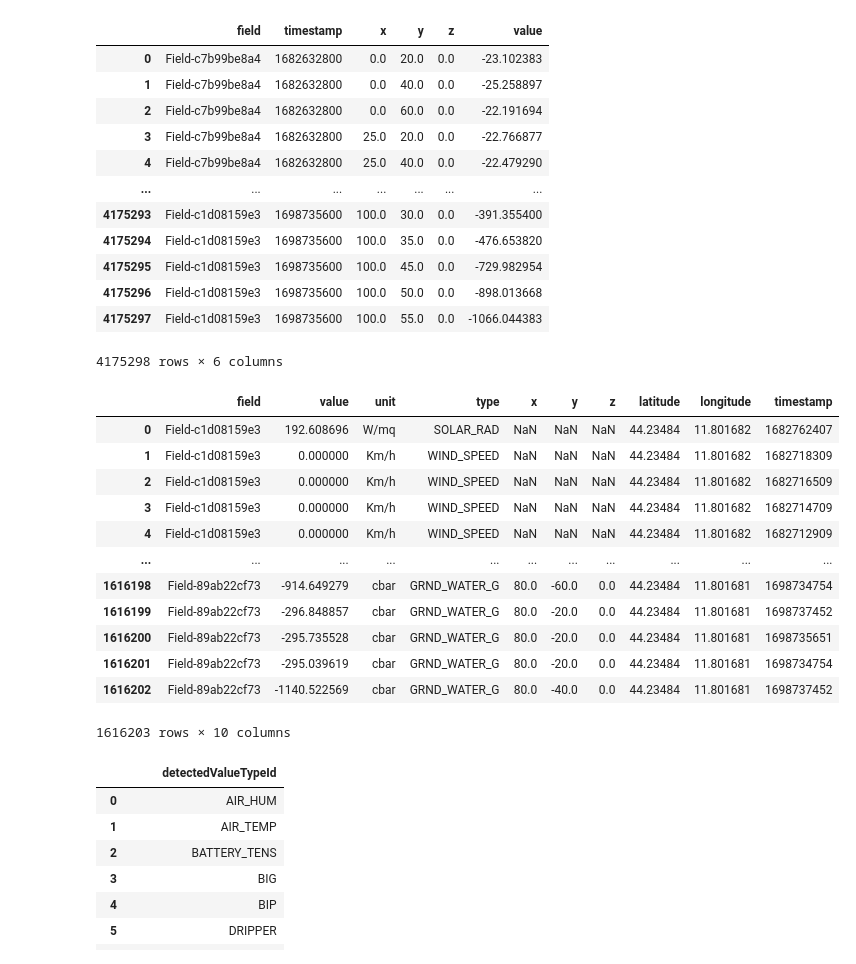
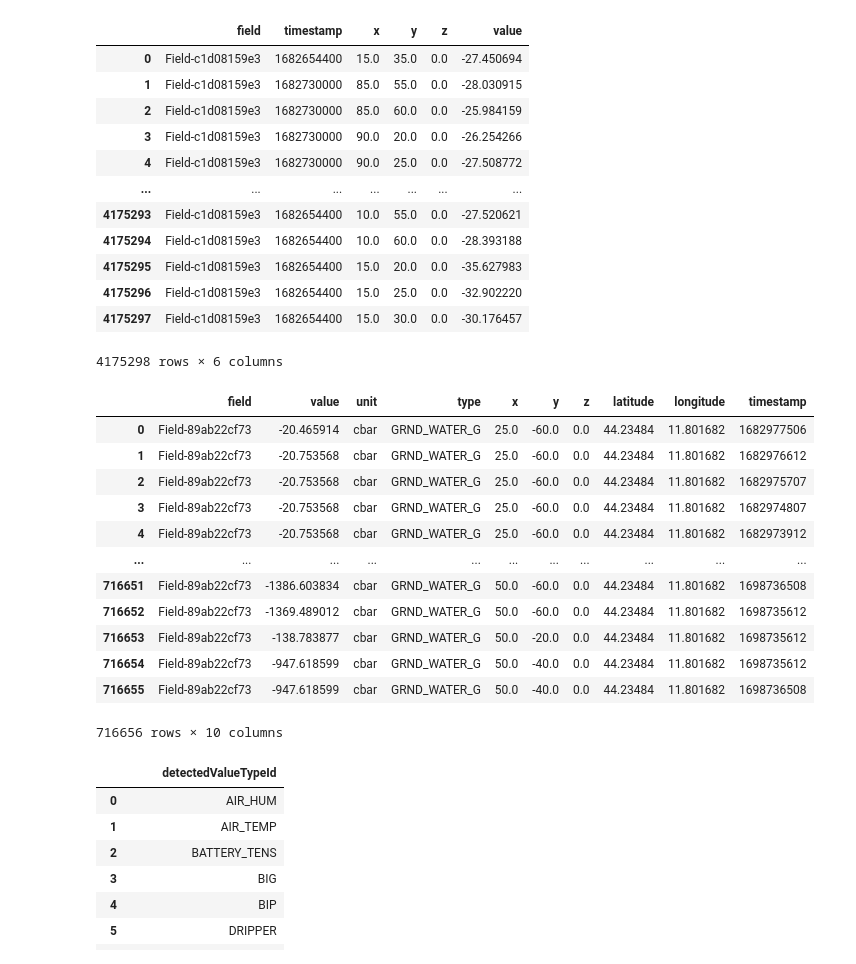
Before and after one commit to w4bo/dataset-watering, a Jupyter notebook: datasets/2_extract_watering_real.ipynb, the cells around one changed output. Saved outputs shown, nothing was run; the diff lists cells and outputs as text; code cells hidden in the pictures.

Commit message:
reducing the data

```diff
--- a/datasets/2_extract_watering_real.ipynb
+++ b/datasets/2_extract_watering_real.ipynb
@@ -17,47 +17,53 @@ Engine(postgresql+psycopg2://root:***@137.204.74.36:5432/db)
 # %%
-sql_query = f"""
+sql_query = """
 select ('Field-' || right(md5("refStructureName" || "companyName" || "fieldName" || "plantRow"), 10)) as field, timestamp, xx as x, yy as y, zz as z, value
 from data_interpolated
+where "fieldName" = 'Fondo Errano_T1 Basso_2023' or "fieldName" = 'Fondo Errano_T1 Alto_2023'
+-- limit 100
+
+-- select distinct  "fieldName"
+-- from data_interpolated --where "fieldName") like :pattern
 -- limit 100
 """
 di = pd.read_sql(sql_query, engine)
 di
 # %% [output]
 |  | field | timestamp | x | y | z | value |
-| 0 | Field-c7b99be8a4 | 1682632800 | 0.0 | 20.0 | 0.0 | -23.102383 |
-| 1 | Field-c7b99be8a4 | 1682632800 | 0.0 | 40.0 | 0.0 | -25.258897 |
-| 2 | Field-c7b99be8a4 | 1682632800 | 0.0 | 60.0 | 0.0 | -22.191694 |
-| 3 | Field-c7b99be8a4 | 1682632800 | 25.0 | 20.0 | 0.0 | -22.766877 |
-| 4 | Field-c7b99be8a4 | 1682632800 | 25.0 | 40.0 | 0.0 | -22.479290 |
+| 0 | Field-c1d08159e3 | 1682654400 | 15.0 | 35.0 | 0.0 | -27.450694 |
+| 1 | Field-c1d08159e3 | 1682730000 | 85.0 | 55.0 | 0.0 | -28.030915 |
+| 2 | Field-c1d08159e3 | 1682730000 | 85.0 | 60.0 | 0.0 | -25.984159 |
+| 3 | Field-c1d08159e3 | 1682730000 | 90.0 | 20.0 | 0.0 | -26.254266 |
+| 4 | Field-c1d08159e3 | 1682730000 | 90.0 | 25.0 | 0.0 | -27.508772 |
 | ... | ... | ... | ... | ... | ... | ... |
-| 4175293 | Field-c1d08159e3 | 1698735600 | 100.0 | 30.0 | 0.0 | -391.355400 |
-| 4175294 | Field-c1d08159e3 | 1698735600 | 100.0 | 35.0 | 0.0 | -476.653820 |
-| 4175295 | Field-c1d08159e3 | 1698735600 | 100.0 | 45.0 | 0.0 | -729.982954 |
-| 4175296 | Field-c1d08159e3 | 1698735600 | 100.0 | 50.0 | 0.0 | -898.013668 |
-| 4175297 | Field-c1d08159e3 | 1698735600 | 100.0 | 55.0 | 0.0 | -1066.044383 |
+| 4175293 | Field-c1d08159e3 | 1682654400 | 10.0 | 55.0 | 0.0 | -27.520621 |
+| 4175294 | Field-c1d08159e3 | 1682654400 | 10.0 | 60.0 | 0.0 | -28.393188 |
+| 4175295 | Field-c1d08159e3 | 1682654400 | 15.0 | 20.0 | 0.0 | -35.627983 |
+| 4175296 | Field-c1d08159e3 | 1682654400 | 15.0 | 25.0 | 0.0 | -32.902220 |
+| 4175297 | Field-c1d08159e3 | 1682654400 | 15.0 | 30.0 | 0.0 | -30.176457 |
 4175298 rows × 6 columns
 # %%
 sql_query = f"""
 select ('Field-' || right(md5("refStructureName" || "companyName" || "fieldName" || "plantRow"), 10)) as field, "value", "unit", "detectedValueTypeId" as type, xx as x, yy as y, zz as z, latitude, longitude, timestamp
 from view_data_original
+where "fieldName" = 'Fondo Errano_T1 Basso_2023' or "fieldName" = 'Fondo Errano_T1 Alto_2023'
 -- limit 100
 """
 dw = pd.read_sql(sql_query, engine)
 dw
 # %% [output]
 |  | field | value | unit | type | x | y | z | latitude | longitude | timestamp |
-| 0 | Field-c1d08159e3 | 192.608696 | W/mq | SOLAR_RAD | NaN | NaN | NaN | 44.23484 | 11.801682 | 1682762407 |
-| 1 | Field-c1d08159e3 | 0.000000 | Km/h | WIND_SPEED | NaN | NaN | NaN | 44.23484 | 11.801682 | 1682718309 |
-| 2 | Field-c1d08159e3 | 0.000000 | Km/h | WIND_SPEED | NaN | NaN | NaN | 44.23484 | 11.801682 | 1682716509 |
-| 3 | Field-c1d08159e3 | 0.000000 | Km/h | WIND_SPEED | NaN | NaN | NaN | 44.23484 | 11.801682 | 1682714709 |
-| 4 | Field-c1d08159e3 | 0.000000 | Km/h | WIND_SPEED | NaN | NaN | NaN | 44.23484 | 11.801682 | 1682712909 |
+| 0 | Field-89ab22cf73 | -20.465914 | cbar | GRND_WATER_G | 25.0 | -60.0 | 0.0 | 44.23484 | 11.801682 | 1682977506 |
+| 1 | Field-89ab22cf73 | -20.753568 | cbar | GRND_WATER_G | 25.0 | -60.0 | 0.0 | 44.23484 | 11.801682 | 1682976612 |
+| 2 | Field-89ab22cf73 | -20.753568 | cbar | GRND_WATER_G | 25.0 | -60.0 | 0.0 | 44.23484 | 11.801682 | 1682975707 |
+| 3 | Field-89ab22cf73 | -20.753568 | cbar | GRND_WATER_G | 25.0 | -60.0 | 0.0 | 44.23484 | 11.801682 | 1682974807 |
+| 4 | Field-89ab22cf73 | -20.753568 | cbar | GRND_WATER_G | 25.0 | -60.0 | 0.0 | 44.23484 | 11.801682 | 1682973912 |
 | ... | ... | ... | ... | ... | ... | ... | ... | ... | ... | ... |
-| 1616198 | Field-89ab22cf73 | -914.649279 | cbar | GRND_WATER_G | 80.0 | -60.0 | 0.0 | 44.23484 | 11.801681 | 1698734754 |
-| 1616199 | Field-89ab22cf73 | -296.848857 | cbar | GRND_WATER_G | 80.0 | -20.0 | 0.0 | 44.23484 | 11.801681 | 1698737452 |
-| 1616200 | Field-89ab22cf73 | -295.735528 | cbar | GRND_WATER_G | 80.0 | -20.0 | 0.0 | 44.23484 | 11.801681 | 1698735651 |
-| 1616201 | Field-89ab22cf73 | -295.039619 | cbar | GRND_WATER_G | 80.0 | -20.0 | 0.0 | 44.23484 | 11.801681 | 1698734754 |
-| 1616202 | Field-89ab22cf73 | -1140.522569 | cbar | GRND_WATER_G | 80.0 | -40.0 | 0.0 | 44.23484 | 11.801681 | 1698737452 |
+| 716651 | Field-89ab22cf73 | -1386.603834 | cbar | GRND_WATER_G | 50.0 | -60.0 | 0.0 | 44.23484 | 11.801682 | 1698736508 |
+| 716652 | Field-89ab22cf73 | -1369.489012 | cbar | GRND_WATER_G | 50.0 | -60.0 | 0.0 | 44.23484 | 11.801682 | 1698735612 |
+| 716653 | Field-89ab22cf73 | -138.783877 | cbar | GRND_WATER_G | 50.0 | -20.0 | 0.0 | 44.23484 | 11.801682 | 1698735612 |
+| 716654 | Field-89ab22cf73 | -947.618599 | cbar | GRND_WATER_G | 50.0 | -40.0 | 0.0 | 44.23484 | 11.801682 | 1698735612 |
+| 716655 | Field-89ab22cf73 | -947.618599 | cbar | GRND_WATER_G | 50.0 | -40.0 | 0.0 | 44.23484 | 11.801682 | 1698736508 |
-1616203 rows × 10 columns
+716656 rows × 10 columns
 # %%
 pd.read_sql("select distinct \"detectedValueTypeId\" from view_data_original", engine)
 # %% [output]
```
Also changed, not shown: parts of 1 cell of this notebook, 2 other files.
